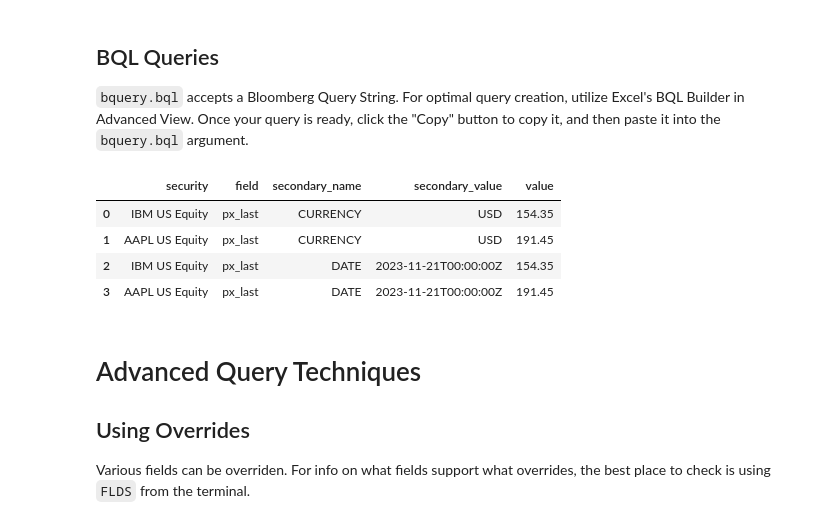
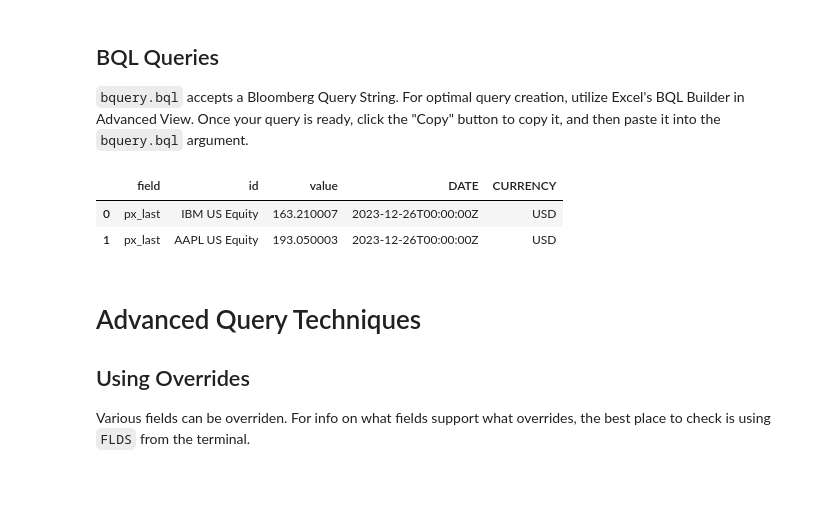
Before and after one commit to matthewgilbert/blp, a Jupyter notebook: doc/source/quickstart.ipynb, the cells around one changed output. Saved outputs shown, nothing was run; the diff lists cells and outputs as text; code cells hidden in the pictures; blank space fills up the shorter version.

```diff
--- a/doc/source/quickstart.ipynb
+++ b/doc/source/quickstart.ipynb
@@ -118,13 +118,13 @@ bquery.beqs(
 
 `bquery.bql` accepts a Bloomberg Query String. For optimal query creation, utilize Excel's BQL Builder in Advanced View. Once your query is ready, click the "Copy" button to copy it, and then paste it into the `bquery.bql` argument.
 # %%
-bquery.bql("get(px_last) for(['IBM US Equity', 'AAPL US Equity'])")
+result = bquery.bql("get(px_last) for(['IBM US Equity', 'AAPL US Equity'])")
+# bquery.bql returns a list of dataframes with one dataframe per field.
+result[0]
 # %% [output]
-|  | security | field | secondary_name | secondary_value | value |
-| 0 | IBM US Equity | px_last | CURRENCY | USD | 154.35 |
-| 1 | AAPL US Equity | px_last | CURRENCY | USD | 191.45 |
-| 2 | IBM US Equity | px_last | DATE | 2023-11-21T00:00:00Z | 154.35 |
-| 3 | AAPL US Equity | px_last | DATE | 2023-11-21T00:00:00Z | 191.45 |
+|  | field | id | value | DATE | CURRENCY |
+| 0 | px_last | IBM US Equity | 163.210007 | 2023-12-26T00:00:00Z | USD |
+| 1 | px_last | AAPL US Equity | 193.050003 | 2023-12-26T00:00:00Z | USD |
 # %% [markdown]
 # Advanced Query Techniques
 
```
Also changed, not shown: parts of 8 cells of this notebook, 3 other files.
